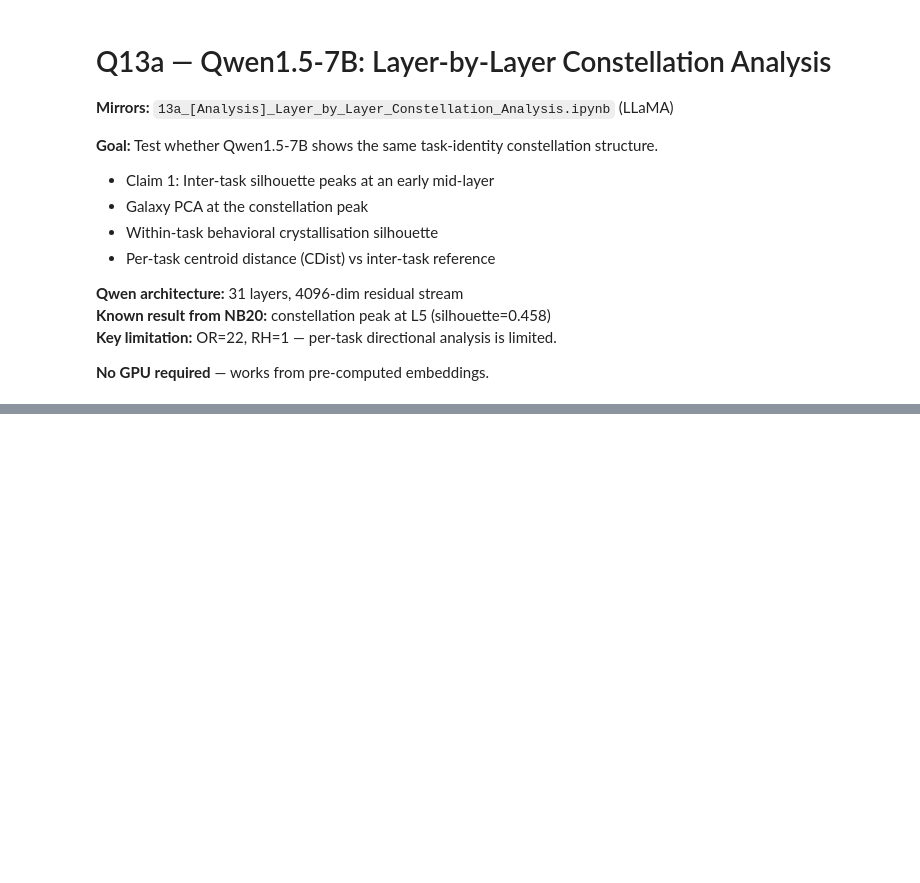
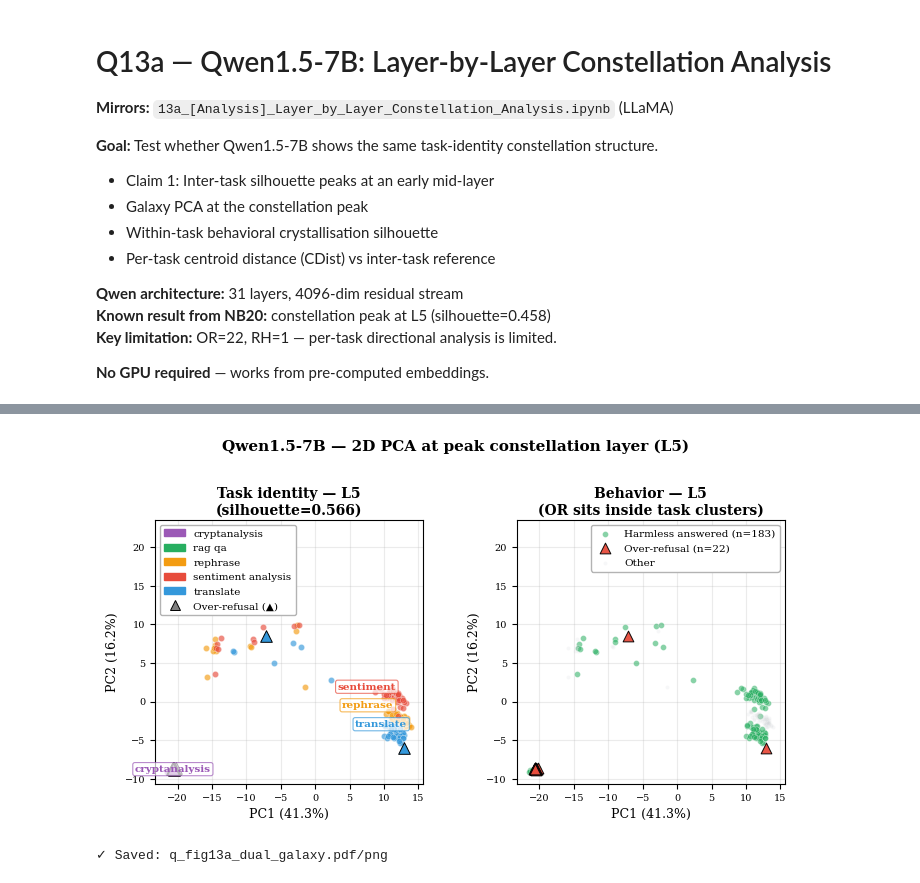
Before and after one commit to Sakonii/SafeConstellations, a Jupyter notebook: qwen_analysis/Q13a_Constellation_Analysis.ipynb, the cells around one changed output, grey strips where cells are left out. Drawn from its saved outputs; the diff is of its cells as text; code cells hidden in the pictures; blank space fills up the shorter version.

```diff
--- a/qwen_analysis/Q13a_Constellation_Analysis.ipynb
+++ b/qwen_analysis/Q13a_Constellation_Analysis.ipynb
@@ -330,7 +377,7 @@ BEH_COLORS = {
 }
 
 fig, (ax_l, ax_r) = plt.subplots(1, 2, figsize=(7.0, 4.0))
-plt.subplots_adjust(wspace=0.35, top=0.88, bottom=0.12, left=0.07, right=0.97)
+plt.subplots_adjust(wspace=0.35, top=0.78, bottom=0.12, left=0.07, right=0.97)
 
 # --- Left: task colouring ---
 for task in ALL_TASKS:
@@ -375,33 +422,36 @@ BEH_LABELS  = {
     'over_refusal':      f'Over-refusal (n={OVER_REFUSAL_MASK.sum()})',
     'refused_harmful':   f'Refused harmful (n={REFUSED_HARMFUL_MASK.sum()})',
     'other':             'Other',
 }
 
 for beh in BEH_ORDER:
     m = beh_labels == beh
     if not m.any():
         continue
     ax_r.scatter(emb2d[m, 0], emb2d[m, 1],
                  c=BEH_COLORS[beh], s=BEH_SIZES[beh], alpha=BEH_ALPHA[beh],
                  marker=BEH_MARKERS[beh],
                  edgecolors='black' if beh in ('over_refusal','refused_harmful') else 'white',
                  linewidths=0.7 if beh in ('over_refusal','refused_harmful') else 0.3,
                  zorder=3 if beh in ('over_refusal','refused_harmful') else 2,
                  label=BEH_LABELS[beh])
 
 ax_r.set_xlabel(f'PC1 ({var[0]:.1%})', fontsize=9)
 ax_r.set_ylabel(f'PC2 ({var[1]:.1%})', fontsize=9)
 ax_r.set_title(f'Behavior — L{PEAK_LAYER}\n(OR sits inside task clusters)', fontsize=10, pad=4)
 ax_r.tick_params(labelsize=7)
 ax_r.legend(loc='upper right', fontsize=7.5, framealpha=1.0, edgecolor='0.7')
 
 fig.suptitle(f'Qwen1.5-7B — 2D PCA at peak constellation layer (L{PEAK_LAYER})',
              fontsize=11, fontweight='bold')
 
 plt.savefig(f'{FIGURES_DIR}/q_fig13a_dual_galaxy.pdf', bbox_inches='tight', dpi=300)
 plt.savefig(f'{FIGURES_DIR}/q_fig13a_dual_galaxy.png', bbox_inches='tight', dpi=300)
 plt.show()
 print(f'✓ Saved: q_fig13a_dual_galaxy.pdf/png')
+# %% [output]
+[figure, added]
+✓ Saved: q_fig13a_dual_galaxy.pdf/png
 # %%
 # ── Figure 3: Per-task centroid distance (OR vs target) vs inter-task reference
 # Mirrors: fig_nb7_cluster_separation (LLaMA)
```
Also changed, not shown: parts of 9 cells of this notebook, 10 other files.
